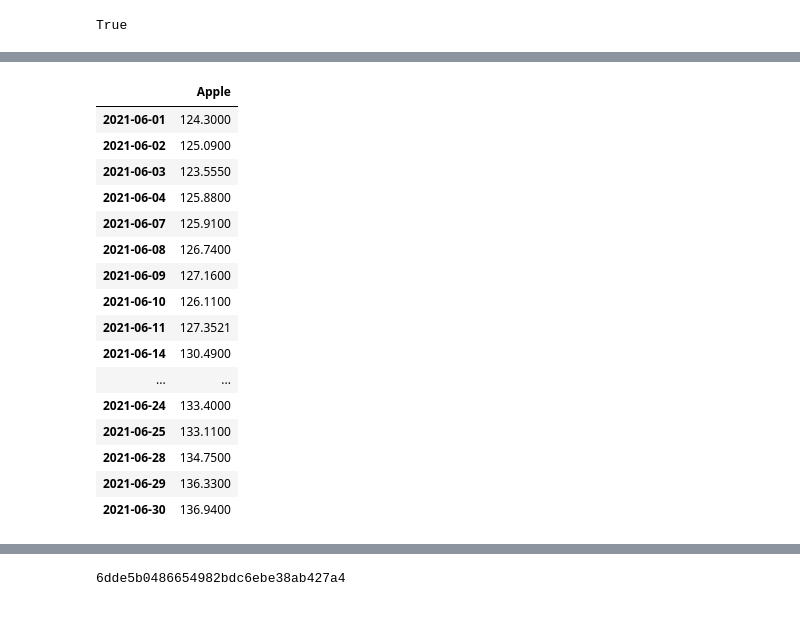
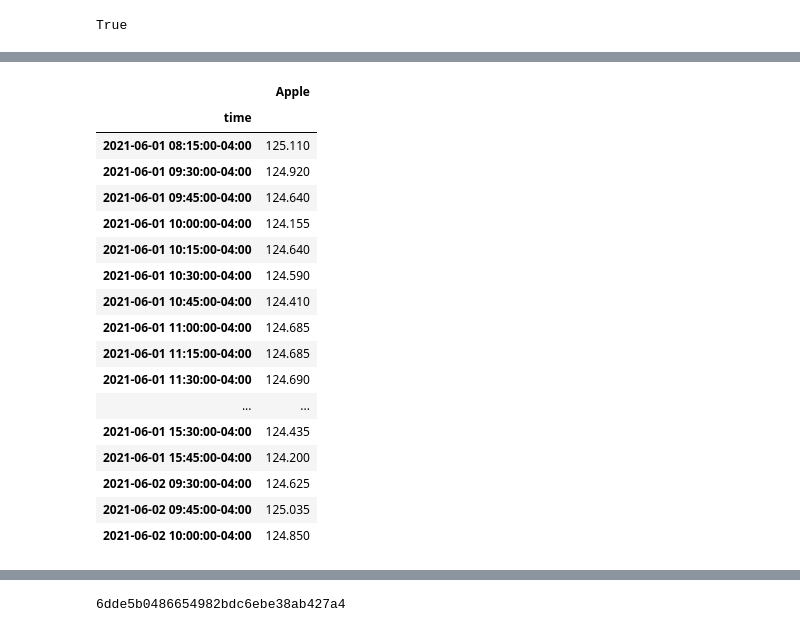
Before and after one commit to Billieo/p2-g3, a Jupyter notebook: notebooks/Samuel's_Notebook/notebooks/alpaca.ipynb, the cells around one changed output, grey strips where cells are left out. Cells and saved outputs as stored; diff of their text form; code cells hidden in the pictures.

```diff
--- a/notebooks/Samuel's_Notebook/notebooks/alpaca.ipynb
+++ b/notebooks/Samuel's_Notebook/notebooks/alpaca.ipynb
@@ -73,7 +73,7 @@ tech_ticker.head(20)
 | 2021-01-29 00:00:00-05:00 | 135.83 | 136.7400 | 130.210 | 131.8300 | 162479747 | 265.3000 | 266.56 | 254.8500 | 258.33 | 28139673 | 1834.020 | ... |
 | 2021-02-01 00:00:00-05:00 | 133.75 | 135.3800 | 130.930 | 134.1000 | 96660055 | 259.5200 | 264.17 | 254.9100 | 261.98 | 19629047 | 1844.585 | ... |
 # %%
-timeframe = "1D"
+timeframe = "15Min"
 start_date = pd.Timestamp("2021-06-01", tz="America/New_York").isoformat()
 end_date = pd.Timestamp("2021-06-30", tz="America/New_York").isoformat()
 #today = pd.Timestamp("2021-01-02", tz="America/New_York").isoformat()
@@ -111,25 +111,26 @@ appl_ticker.head(20)
 # %%
 apple_df = pd.DataFrame()
 apple_df["Apple"] = appl_ticker["AAPL"]["close"]
-apple_df.index = apple_df.index.date
+#apple_df["Date"] = appl_ticker["AAPL"]["time"]
 apple_df.head(30)
 # %% [output]
 |  | Apple |
-| 2021-06-01 | 124.3000 |
-| 2021-06-02 | 125.0900 |
-| 2021-06-03 | 123.5550 |
-| 2021-06-04 | 125.8800 |
-| 2021-06-07 | 125.9100 |
-| 2021-06-08 | 126.7400 |
-| 2021-06-09 | 127.1600 |
-| 2021-06-10 | 126.1100 |
-| 2021-06-11 | 127.3521 |
-| 2021-06-14 | 130.4900 |
+| time |  |
+| 2021-06-01 08:15:00-04:00 | 125.110 |
+| 2021-06-01 09:30:00-04:00 | 124.920 |
+| 2021-06-01 09:45:00-04:00 | 124.640 |
+| 2021-06-01 10:00:00-04:00 | 124.155 |
+| 2021-06-01 10:15:00-04:00 | 124.640 |
+| 2021-06-01 10:30:00-04:00 | 124.590 |
+| 2021-06-01 10:45:00-04:00 | 124.410 |
+| 2021-06-01 11:00:00-04:00 | 124.685 |
+| 2021-06-01 11:15:00-04:00 | 124.685 |
+| 2021-06-01 11:30:00-04:00 | 124.690 |
 | ... | ... |
-| 2021-06-24 | 133.4000 |
-| 2021-06-25 | 133.1100 |
-| 2021-06-28 | 134.7500 |
-| 2021-06-29 | 136.3300 |
-| 2021-06-30 | 136.9400 |
+| 2021-06-01 15:30:00-04:00 | 124.435 |
+| 2021-06-01 15:45:00-04:00 | 124.200 |
+| 2021-06-02 09:30:00-04:00 | 124.625 |
+| 2021-06-02 09:45:00-04:00 | 125.035 |
+| 2021-06-02 10:00:00-04:00 | 124.850 |
 # %%
 apple_df.to_csv("apple.csv")
```
Also changed, not shown: parts of 7 cells of this notebook, 5 other files.
